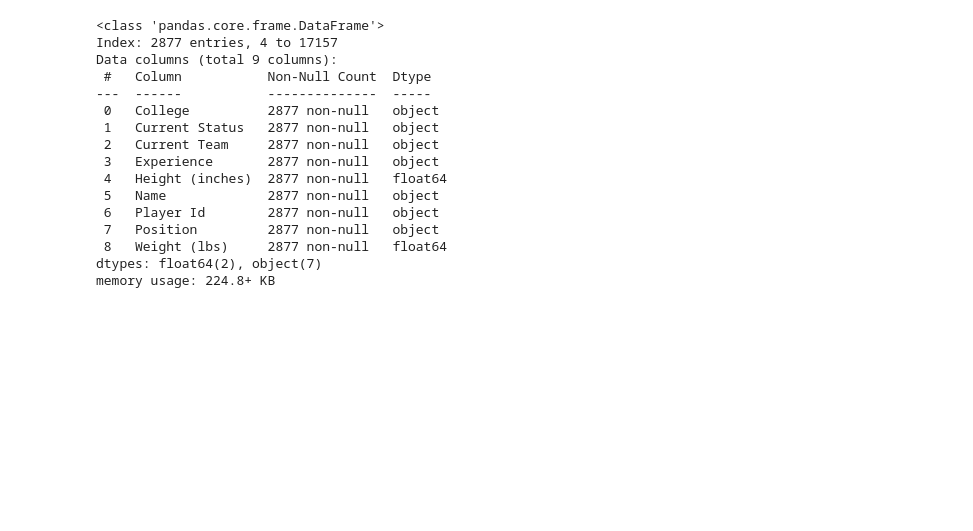
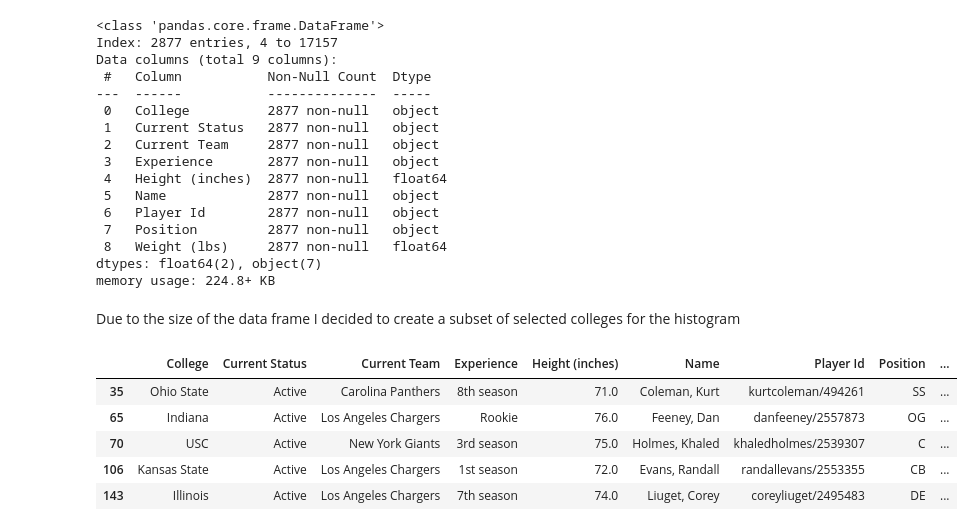
Before and after one commit to MWPerrineJr/Predictive-Analytics, a Jupyter notebook: nfl data.ipynb, the cells around one changed output. Cells and saved outputs as stored; diff of their text form; code cells hidden in the pictures; blank space fills up the shorter version.

```diff
--- a/nfl data.ipynb
+++ b/nfl data.ipynb
@@ -128,3 +120,5 @@ Data columns (total 9 columns):
  8   Weight (lbs)     2877 non-null   float64
 dtypes: float64(2), object(7)
 memory usage: 224.8+ KB
+# %% [markdown]
+Due to the size of the data frame I decided to create a subset of selected colleges for the histogram
@@ -130,0 +132,10 @@ memory usage: 224.8+ KB
+# %%
+# this code displays the first five rows of the colleges subset.
+nfl_colleges.head()
+# %% [output]
+|  | College | Current Status | Current Team | Experience | Height (inches) | Name | Player Id | Position | ... |
+| 35 | Ohio State | Active | Carolina Panthers | 8th season | 71.0 | Coleman, Kurt | kurtcoleman/494261 | SS | ... |
+| 65 | Indiana | Active | Los Angeles Chargers | Rookie | 76.0 | Feeney, Dan | danfeeney/2557873 | OG | ... |
+| 70 | USC | Active | New York Giants | 3rd season | 75.0 | Holmes, Khaled | khaledholmes/2539307 | C | ... |
+| 106 | Kansas State | Active | Los Angeles Chargers | 1st season | 72.0 | Evans, Randall | randallevans/2553355 | CB | ... |
+| 143 | Illinois | Active | Los Angeles Chargers | 7th season | 74.0 | Liuget, Corey | coreyliuget/2495483 | DE | ... |
```
Also changed, not shown: parts of 20 cells of this notebook.
